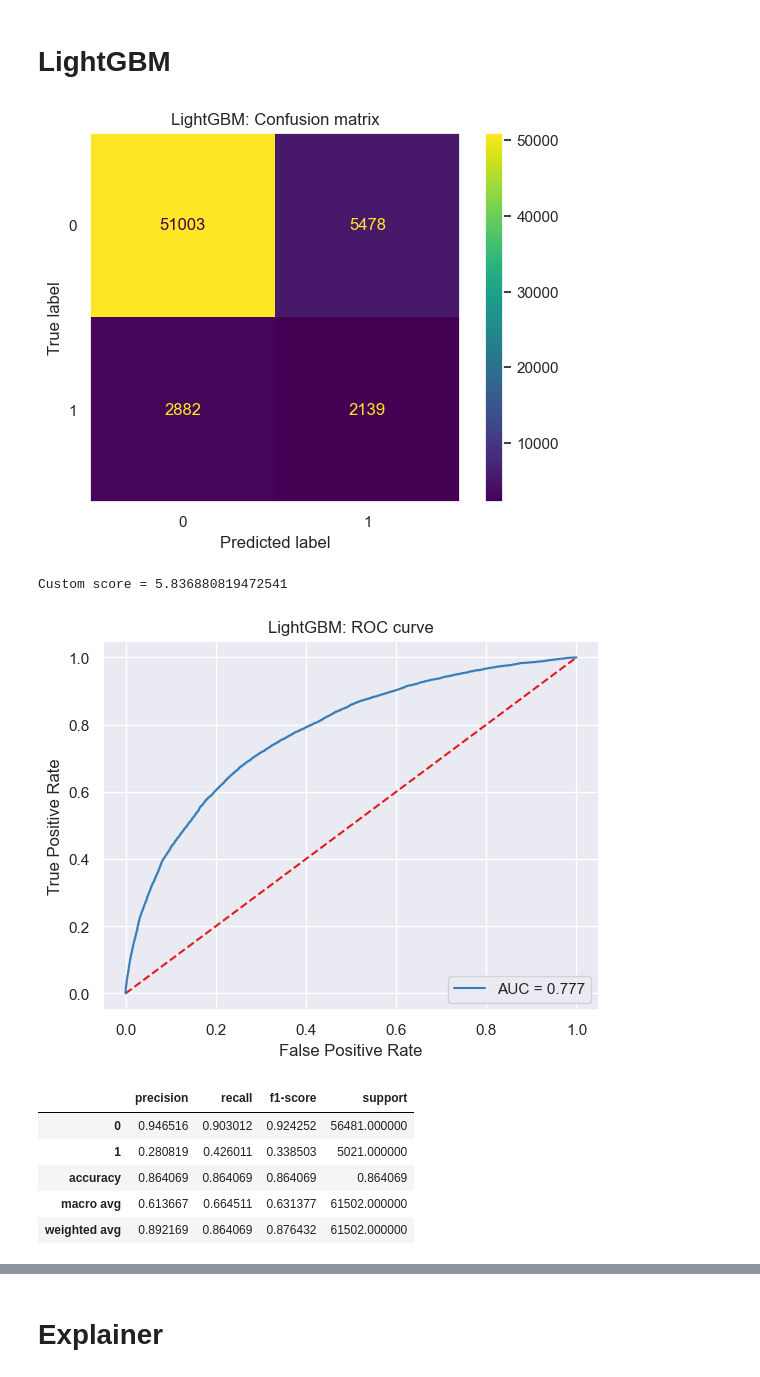
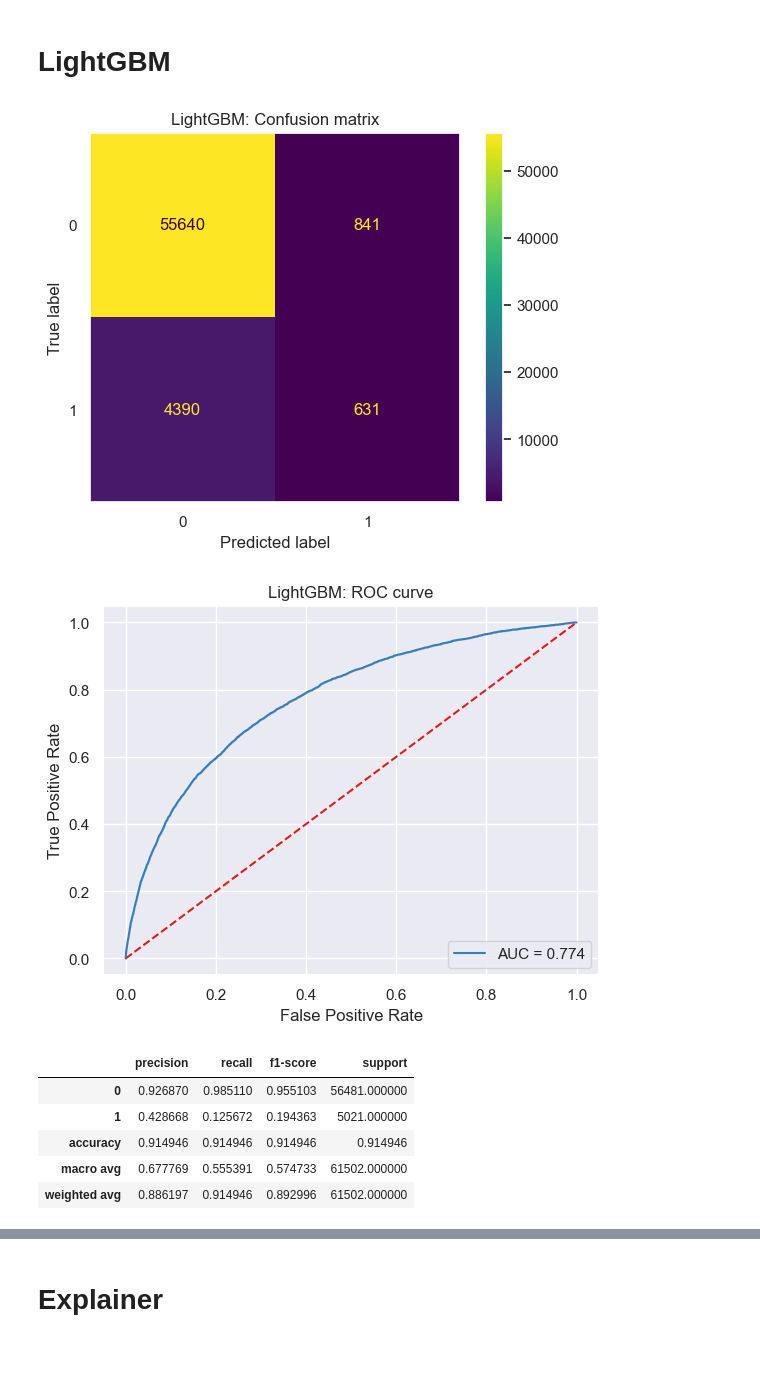
Before and after one commit to ahonestla/OC_DS_P7, a Jupyter notebook: notebooks/3-modelling.ipynb, the cells around one changed output, grey strips where cells are left out. Drawn from its saved outputs; the diff is of its cells as text; code cells hidden in the pictures.

```diff
--- a/notebooks/3-modelling.ipynb
+++ b/notebooks/3-modelling.ipynb
@@ -223,15 +218,16 @@ Ratio is 1:11
 I will define a pipeline that first transforms the training dataset with SMOTE then fits the model.
 # %%
 # Define oversampling and undersampling
-over = SMOTE(sampling_strategy=0.1) # oversample to 1:10 ratio
-under = RandomUnderSampler(sampling_strategy=0.5) # undersample to 1:2 ratio
+over = SMOTE(sampling_strategy=0.5) # oversample to 1:2 ratio
+under = RandomUnderSampler(sampling_strategy=1) # undersample to 1:1 ratio
 
 # Define pipeline
 steps = [('over', over), ('under', under)]
+# steps = [('over', over)]
 pipeline = Pipeline(steps=steps)
 
 # Transform the dataset
-x_res, y_res = pipeline.fit_resample(x_train_fill, y_train)
+x_res, y_res = pipeline.fit_resample(x_train, y_train)
 
 print("Training target statistics:", Counter(y_res))
 print("Testing target statistics:", Counter(y_test))
@@ -252,11 +248,9 @@ THRESHOLD_CLASS1 = 1 - THRESHOLD_CLASS0  # belong to class 1 (repay failure)
 Rule : cost FN (dont repay - predicted as repay) = 10 cost FP (repay - predicted as dont repay)
 # %%
 # Custom loss function based on business rule
-def custom_loss_func(y_true, y_pred):
-    tn, fp, fn, tp = confusion_matrix(y_true, y_pred).ravel()
-    fnr = fn / (fn + tp)  # false negative rate
-    fpr = fp / (fp + tn)  # false positive rate
-    cost = (10 * fnr) + fpr
+def business_loss_func(y_true, y_pred):
+    tp, fp, fn, tn = confusion_matrix(y_true, y_pred).ravel()
+    cost = (fp + (10 * fn)) / len(y_true)
     return float(cost)
 # %%
 # # Custom loss function for xgboost
@@ -285,5 +279,5 @@ def custom_loss_func(y_true, y_pred):
 # %% [markdown]
 I create custom scorer with the business rule.
 # %%
-# Create custom score
-custom_score = make_scorer(custom_loss_func, greater_is_better=True)
+# Create business score
+business_score = make_scorer(business_loss_func, greater_is_better=False)
@@ -554,46 +447,35 @@ Custom score = 5.762819994129504
 # %% [markdown]
 # LightGBM
 # %%
+%%time
+
 # Create LightGBM classifier
 lgbm = ltb.LGBMClassifier(random_state=RANDOM_STATE)
 lgbm_name = 'LightGBM'
 
 # Train model
 lgbm.fit(x_res, y_res)
 
-# Predict probability of class 1 (repay failure)
-lgbm_pred_proba = lgbm.predict_proba(x_test_fill)[:,1]
-
-# Predict values
-lgbm_pred = lgbm.predict(x_test_fill)
-
-# Display confusion matrix
-display_confusion_matrix(y_test, lgbm_pred, model_name=lgbm_name)
-
-# Display custom loss func
-lgbm_custom_score = custom_loss_func(y_test, lgbm_pred)
-print("Custom score =", lgbm_custom_score)
-
-# Draw roc curve
-lgbm_auc = compute_roc_curve(y_test, lgbm_pred_proba, model_name=lgbm_name)
-
-# Compute scores
-lgbm_report = pd.DataFrame(classification_report(y_test, lgbm_pred, output_dict=True)).transpose()
-display(lgbm_report)
+# Compute results
+lgbm_business_score, lgbm_auc, lgbm_report = compute_classification_results(lgbm, lgbm_name, x_test, y_test)
 
 # Save logs
 lgbm_params = lgbm.get_params()
-log_mlflow(lgbm, lgbm_name, n_estimator=lgbm_params['n_estimators'], max_depth=lgbm_params['max_depth'],
-           auc_score=lgbm_auc, f1_score=lgbm_report.loc['weighted avg', 'f1-score'],
+log_mlflow(lgbm, lgbm_name,
+           custom_score=lgbm_business_score,
+           auc_score=lgbm_auc,
+           f1_score=lgbm_report.loc['weighted avg', 'f1-score'],
            acc_score=lgbm_report.loc['accuracy', 'precision'],
-           train_class_0=Counter(y_res)[0], train_class_1=Counter(y_res)[1])
+           n_estimator=lgbm_params['n_estimators'],
+           max_depth=lgbm_params['max_depth'],
+           train_class_0=Counter(y_res)[0],
+           train_class_1=Counter(y_res)[1])
 # %% [output]
-[figure, old version]
+[figure, new version]
-Custom score = 5.836880819472541
 [figure]
 |  | precision | recall | f1-score | support |
-| 0 | 0.946516 | 0.903012 | 0.924252 | 56481.000000 |
-| 1 | 0.280819 | 0.426011 | 0.338503 | 5021.000000 |
-| accuracy | 0.864069 | 0.864069 | 0.864069 | 0.864069 |
-| macro avg | 0.613667 | 0.664511 | 0.631377 | 61502.000000 |
-| weighted avg | 0.892169 | 0.864069 | 0.876432 | 61502.000000 |
+| 0 | 0.926870 | 0.985110 | 0.955103 | 56481.000000 |
+| 1 | 0.428668 | 0.125672 | 0.194363 | 5021.000000 |
+| accuracy | 0.914946 | 0.914946 | 0.914946 | 0.914946 |
+| macro avg | 0.677769 | 0.555391 | 0.574733 | 61502.000000 |
+| weighted avg | 0.886197 | 0.914946 | 0.892996 | 61502.000000 |
```
Also changed, not shown: parts of 26 cells of this notebook, 1 other file.
